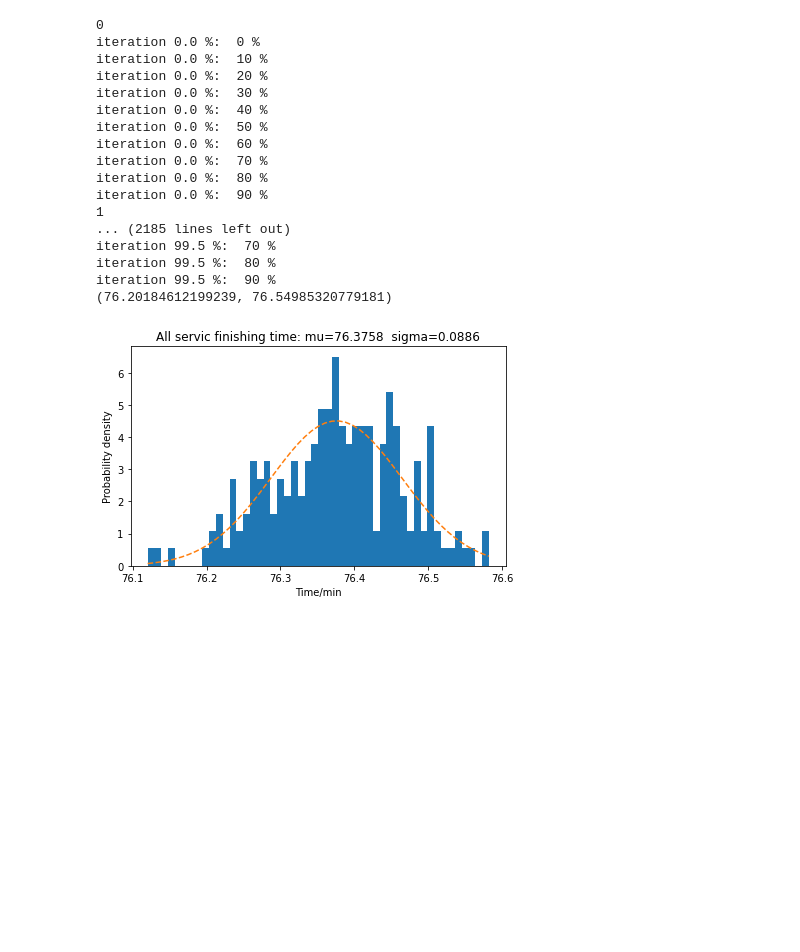
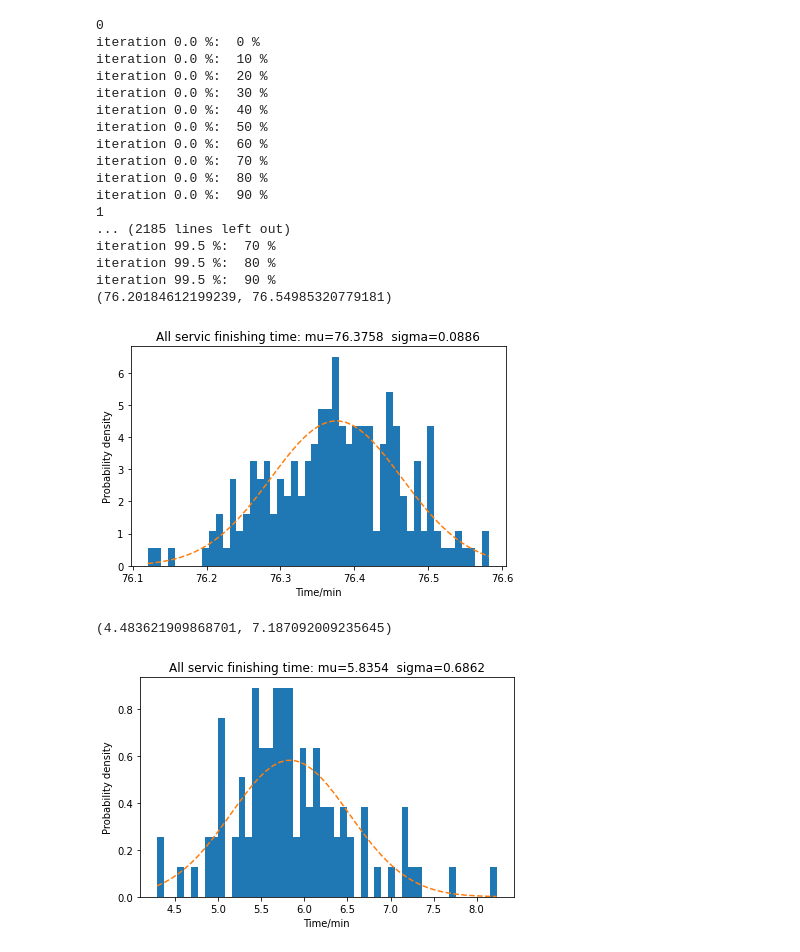
Before and after one commit to jiarui0000/summer_sem, a Jupyter notebook: Assignment_1.ipynb, the cells around one changed output. Drawn from its saved outputs; the diff is of its cells as text; code cells hidden in the pictures; blank space fills up the shorter version.

```diff
--- a/Assignment_1.ipynb
+++ b/Assignment_1.ipynb
@@ -24,13 +24,14 @@ class Station:
         event= timeslot[1]
         if event == 'alpha':
             serverid = timeslot[3]
-            self.alpha(serverid, timeslot)
+            succeed = self.alpha(serverid, timeslot)
         else:
             succeed = self.beta(timeslot)
             if not succeed:
                 self.overall_timer.append((timeslot[0]+1, timeslot[1], timeslot[2]))
         del(self.overall_timer[0])
         self.overall_timer.sort(key= lambda k:(k[0], int(-k[2])))
+        return succeed
 
     def alpha(self, serverid, timeslot):
         if self.next_station == None:
@@ -451,0 +497,25 @@ iteration 99.5 %:  90 %
+# %%
+x0 = []
+for i in range(100):
+    x0.append(simulation_1.run(n_customers=20)/20)
+x_warm_average = np.array(x0)
+print(conf_int_95(x_warm_average))
+
+num_bins =  50
+mu, sigma = np.mean(x_warm_average), np.std(x_warm_average)
+fig, ax = plt.subplots()
+ax.set_title('All servic finishing time: mu='+str(round(mu, 4))+'  sigma='+str(round(sigma, 4)))
+ax.set_xlabel('Time/min')
+ax.set_ylabel('Probability density')
+
+n, bins, patches = ax.hist(x_warm_average, num_bins, density=True)
+
+y = ((1 / (np.sqrt(2 * np.pi) * sigma)) *
+     np.exp(-0.5 * (1 / sigma * (bins - mu))**2))
+ax.plot(bins, y, '--')
+
+fig.tight_layout()
+plt.show()
+# %% [output]
+(4.483621909868701, 7.187092009235645)
+[figure, added]
```
Also changed, not shown: parts of 13 cells of this notebook.
